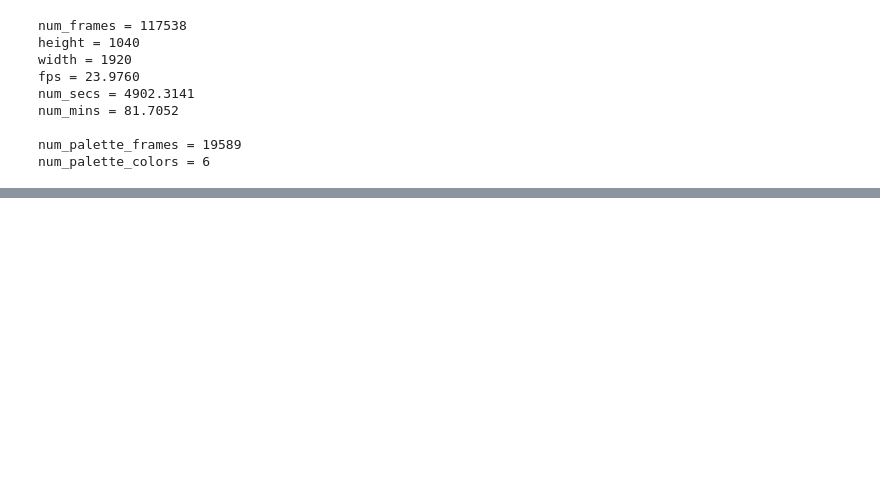
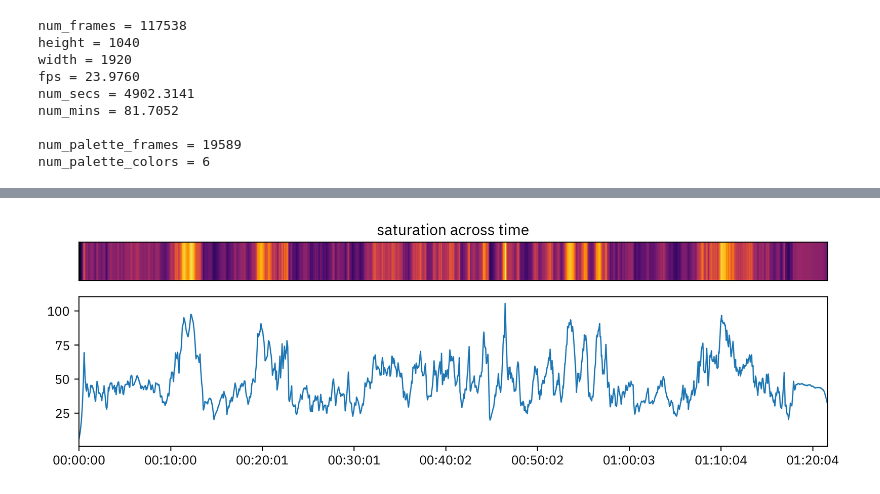
Before and after one commit to chen-siyuan/perfect-blue-eda, a Jupyter notebook: visualize.ipynb, the cells around one changed output, grey strips where cells are left out. Saved outputs shown, nothing was run; the diff lists cells and outputs as text; code cells hidden in the pictures; blank space fills up the shorter version.

```diff
--- a/visualize.ipynb
+++ b/visualize.ipynb
@@ -72,0 +127,24 @@ plt.show()
+# %%
+p = palette
+p = cv.cvtColor(p, cv.COLOR_BGR2HLS)[..., 2].mean(axis=1)
+p = smooth(p, half_life=4 * 10)
+p2 = np.broadcast_to(p[np.newaxis, :], (1000, len(palette))).astype(np.uint8)
+
+fig, axes = plt.subplots(2, 1, figsize=(9, 3), height_ratios=[1, 2])
+
+axes[0].set_title("saturation across time")
+# axes[0].set_xticks(p_frame_idxs)
+# axes[0].set_xticklabels(timestamps)
+axes[0].set_xticks([])
+axes[0].set_yticks([])
+axes[0].imshow(p2, cmap="inferno")
+
+axes[1].set_xlim(0, len(palette))
+axes[1].set_xticks(p_frame_idxs)
+axes[1].set_xticklabels(timestamps)
+axes[1].plot(np.arange(len(palette)), p)
+
+plt.tight_layout()
+plt.show()
+# %% [output]
+[figure, added]
```
Also changed, not shown: parts of 6 cells of this notebook, 1 other file.
